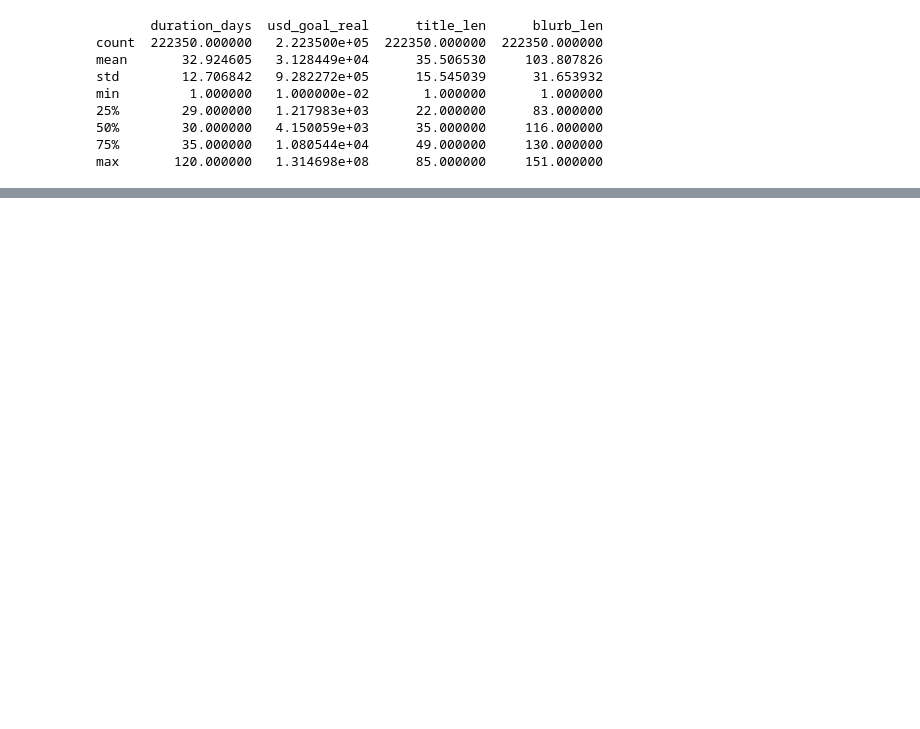
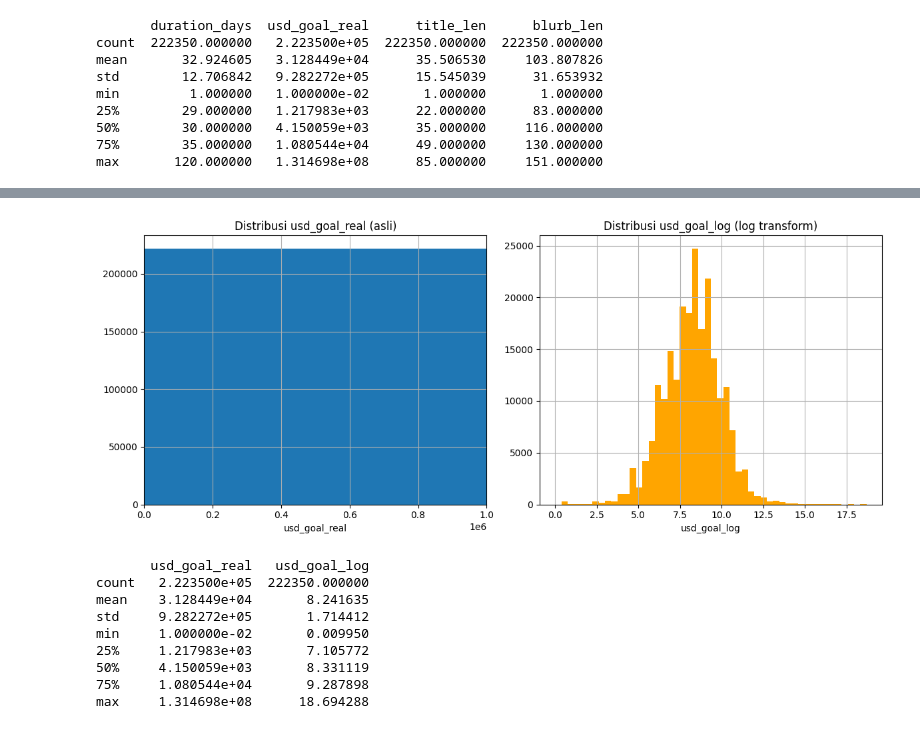
Before and after one commit to hasbiazif/kickstarter, a Jupyter notebook: notebooks/02_preprocessing.ipynb, the cells around one changed output, grey strips where cells are left out. Saved outputs shown, nothing was run; the diff lists cells and outputs as text; code cells hidden in the pictures; blank space fills up the shorter version.

```diff
--- a/notebooks/02_preprocessing.ipynb
+++ b/notebooks/02_preprocessing.ipynb
@@ -75,3 +75,39 @@ Kesimpulan sementara :
 Mayoritas kampanye sesuai “aturan emas” Kickstarter: durasi ~30 hari, target goal moderat, judul ringkas, blurb jelas.
 Outlier ada pada target dana sangat tinggi (hingga >100 juta USD) → perlu di-handle supaya model tidak bias.
 Fitur yang kita buat sudah masuk akal untuk prediksi sukses/gagal.
+# %%
+import numpy as np
+import matplotlib.pyplot as plt
+
+# buat kolom log transform
+df_model["usd_goal_log"] = np.log1p(df_model["usd_goal_real"])  # log(1 + x)
+
+# cek distribusi sebelum & sesudah
+plt.figure(figsize=(12,5))
+
+plt.subplot(1,2,1)
+df_model["usd_goal_real"].hist(bins=50)
+plt.title("Distribusi usd_goal_real (asli)")
+plt.xlabel("usd_goal_real")
+plt.xlim(0, 1e6)  # fokus < 1 juta biar ga 'meledak' ke kanan
+
+plt.subplot(1,2,2)
+df_model["usd_goal_log"].hist(bins=50, color="orange")
+plt.title("Distribusi usd_goal_log (log transform)")
+plt.xlabel("usd_goal_log")
+
+plt.tight_layout()
+plt.show()
+
+print(df_model[["usd_goal_real","usd_goal_log"]].describe())
+# %% [output]
+[figure, added]
+       usd_goal_real   usd_goal_log
+count   2.223500e+05  222350.000000
+mean    3.128449e+04       8.241635
+std     9.282272e+05       1.714412
+min     1.000000e-02       0.009950
+25%     1.217983e+03       7.105772
+50%     4.150059e+03       8.331119
+75%     1.080544e+04       9.287898
+max     1.314698e+08      18.694288
```
Also changed, not shown: parts of 8 cells of this notebook, 4 other files.
